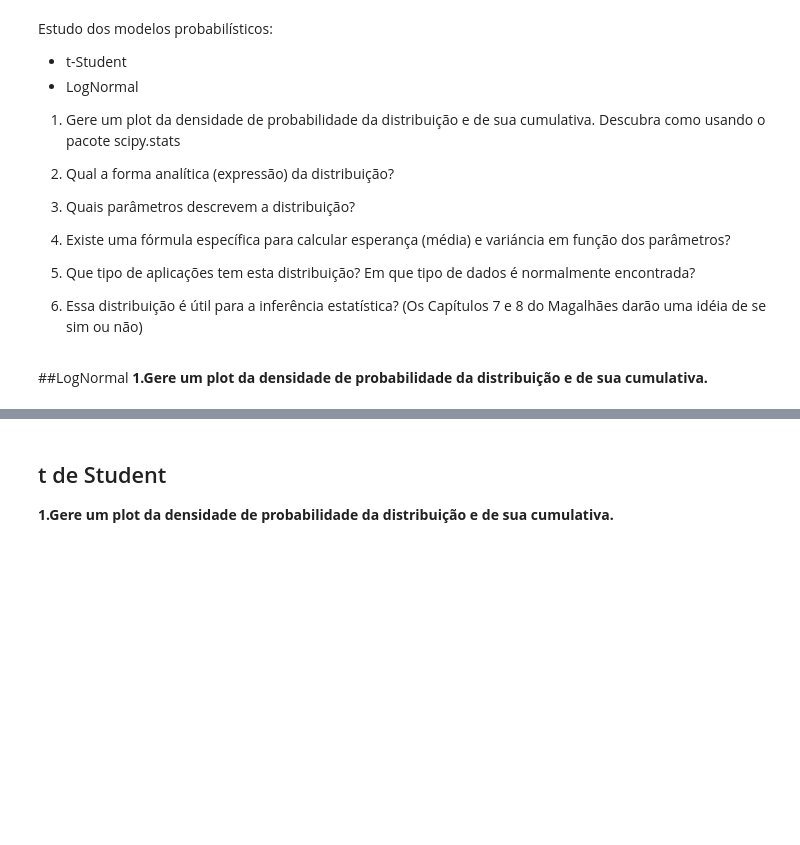
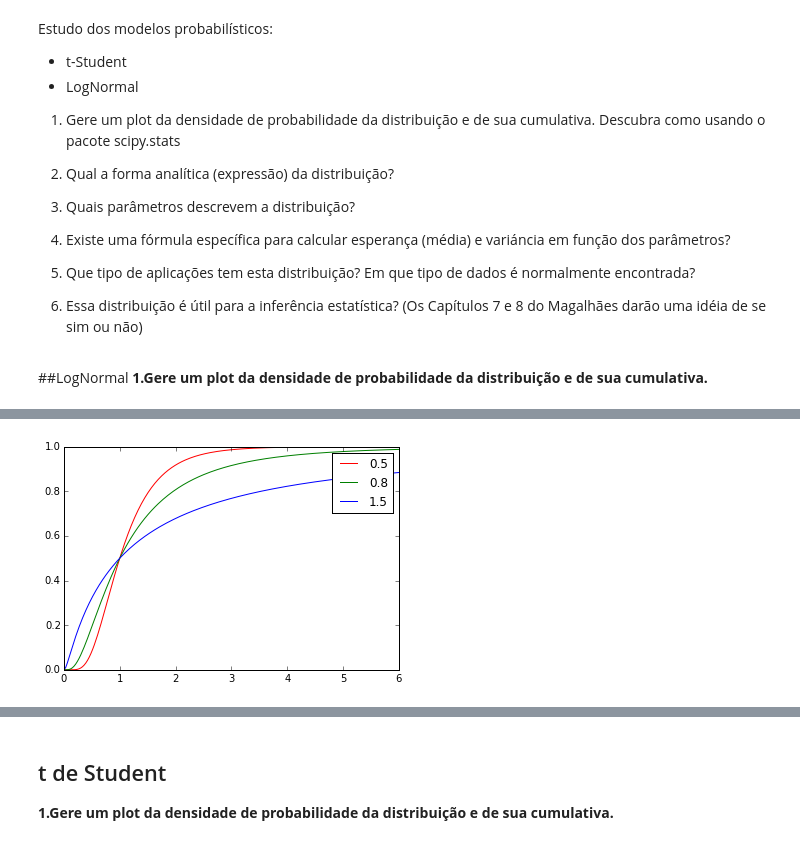
Before and after one commit to sucodesapo/Entrega-9, a Jupyter notebook: CDAula_09.ipynb, the cells around one changed output, grey strips where cells are left out. Saved outputs shown, nothing was run; the diff lists cells and outputs as text; code cells hidden in the pictures; blank space fills up the shorter version.

```diff
--- a/CDAula_09.ipynb
+++ b/CDAula_09.ipynb
@@ -50,3 +49,12 @@ plt.plot(x,lognorm_cdf,'r')
+# %%
+plt.plot(x,lognorm_cdf,'r',label="0.5")
+
+plt.plot(x,stats.lognorm.cdf(x,0.8),'g',label="0.8")
+plt.plot(x,stats.lognorm.cdf(x, 1.5),'b',label="1.5") #FDA
+plt.legend()
+plt.show()
+# %% [output]
+[figure, added]
 # %% [markdown]
 **2.Qual a forma analítica (expressão) da distribuição?**
 <img src="LogNorm.png"/>
```
Also changed, not shown: parts of 6 cells of this notebook.
